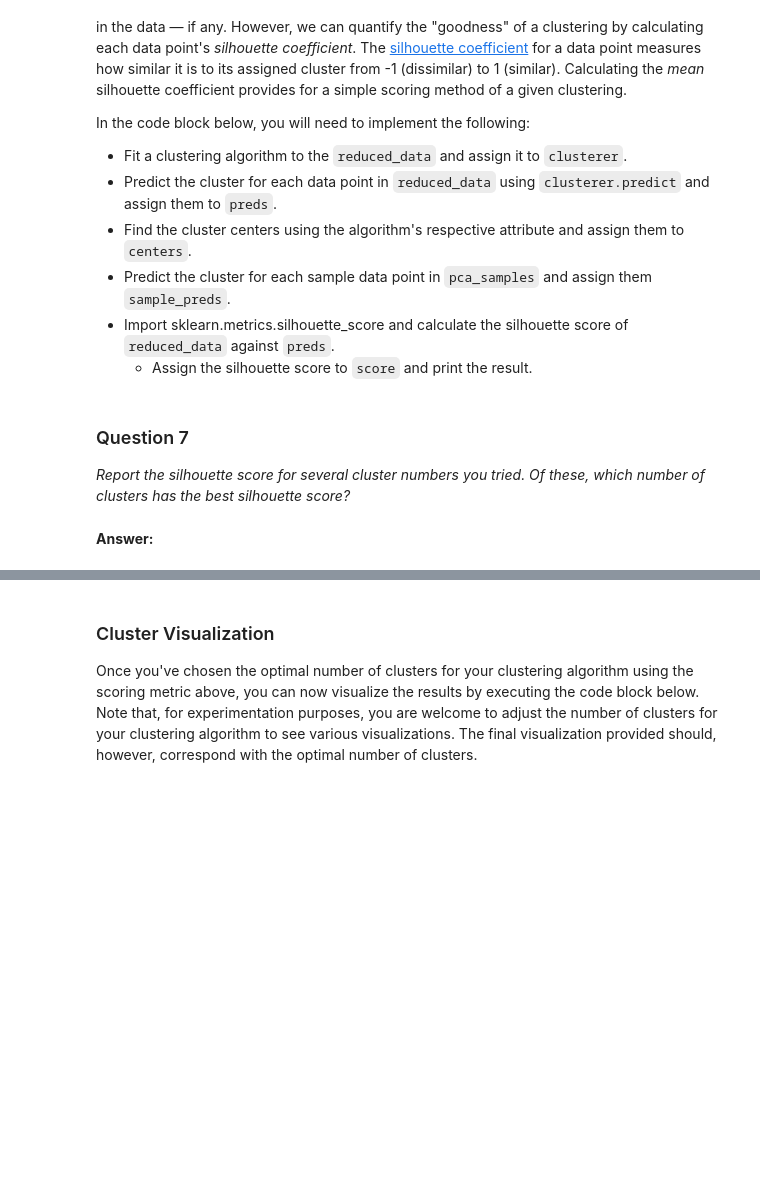
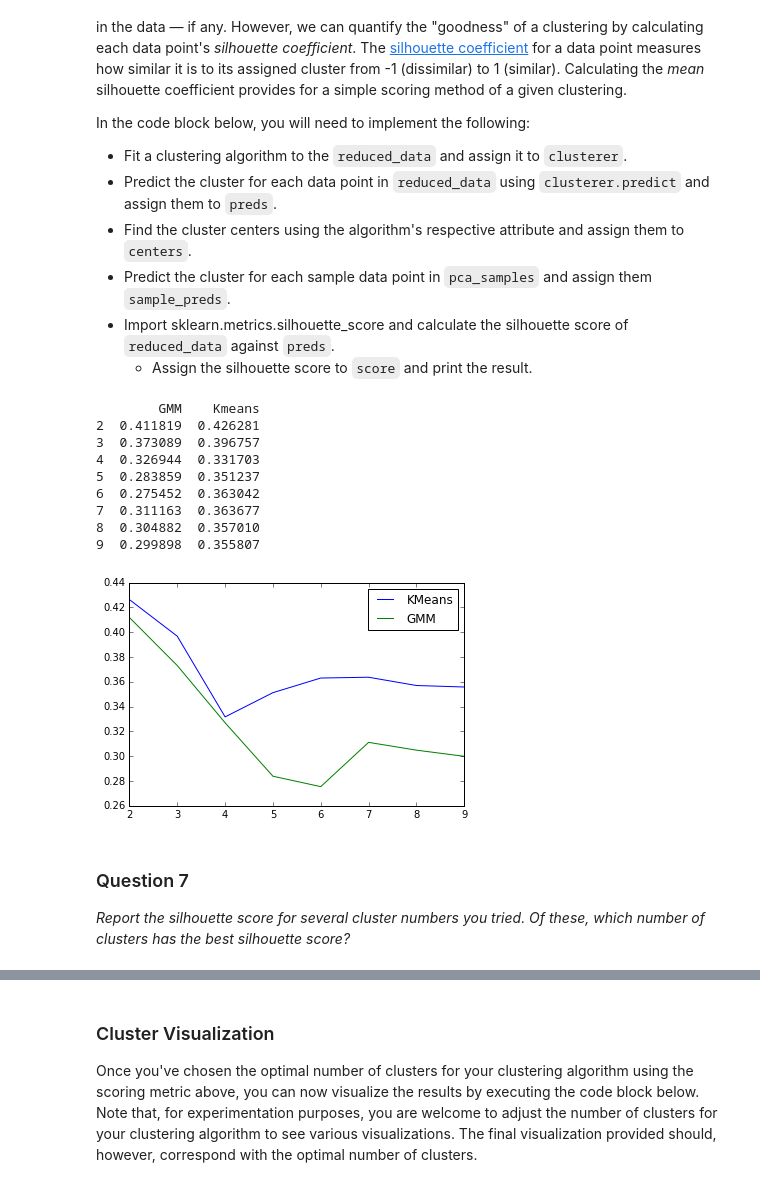
Before and after one commit to yycho0108/U_ML_P3, a Jupyter notebook: customer_segments_2/customer_segments.ipynb, the cells around one changed output, grey strips where cells are left out. Saved outputs shown, nothing was run; the diff lists cells and outputs as text; code cells hidden in the pictures; blank space fills up the shorter version.

```diff
--- a/customer_segments_2/customer_segments.ipynb
+++ b/customer_segments_2/customer_segments.ipynb
@@ -367,13 +390,13 @@ In the code block below, you will need to implement the following:
  - Apply a PCA transformation of the sample log-data `log_samples` using `pca.transform`, and assign the results to `pca_samples`.
 # %%
 # TODO: Fit PCA to the good data using only two dimensions
-pca = None
+pca = PCA(n_components=2).fit(good_data)
 
 # TODO: Apply a PCA transformation the good data
-reduced_data = None
+reduced_data = pca.transform(good_data)
 
 # TODO: Apply a PCA transformation to the sample log-data
-pca_samples = None
+pca_samples = pca.transform(log_samples)
 
 # Create a DataFrame for the reduced data
 reduced_data = pd.DataFrame(reduced_data, columns = ['Dimension 1', 'Dimension 2'])
@@ -421,5 +438,60 @@ score = None
+# %%
+# TODO: Apply your clustering algorithm of choice to the reduced data
+from sklearn.cluster import KMeans
+from sklearn.mixture import GMM
+
+scores_K = []
+scores_G = []
+n_range = range(2,10)
+repeat = 10 #for smoother scores
+for n in n_range:
+    scores_K_n = []
+    scores_G_n = []
+
+    for _ in range(repeat):
+        clusterer_K = KMeans(n_clusters=n)
+        clusterer_G = GMM(n_components=n)
+
+        # TODO: Predict the cluster for each data point
+        preds_K = clusterer_K.fit_predict(reduced_data)
+        preds_G = clusterer_G.fit_predict(reduced_data)
+
+        # TODO: Find the cluster centers
+        centroids_K = clusterer_K.cluster_centers_
+        centroids_G = clusterer_G.means_
+
+        # TODO: Predict the cluster for each transformed sample data point
+        sample_preds_K = clusterer_K.predict(pca_samples)
+
+        # TODO: Calculate the mean silhouette coefficient for the number of clusters chosen
+        scores_K_n += [metrics.silhouette_score(reduced_data,preds_K)]
+        scores_G_n += [metrics.silhouette_score(reduced_data,preds_G)]
+
+    #print n, scores_K_n
+    scores_K += [np.average(scores_K_n)]
+    scores_G += [np.average(scores_G_n)]
+
+clusterer = GMM(n_components=6)
+preds = clusterer.fit_predict(reduced_data)
+sample_preds = clusterer.predict(pca_samples)
+centers = clusterer.means_
+
+print pd.DataFrame(data={'Kmeans':scores_K,'GMM':scores_G},index=n_range)
+plt.plot(n_range,scores_K)
+plt.plot(n_range,scores_G)
+plt.legend(['KMeans','GMM'])
+plt.show()
+# %% [output]
+        GMM    Kmeans
+2  0.411819  0.426281
+3  0.373089  0.396757
+4  0.326944  0.331703
+5  0.283859  0.351237
+6  0.275452  0.363042
+7  0.311163  0.363677
+8  0.304882  0.357010
+9  0.299898  0.355807
+[figure, added]
 # %% [markdown]
 ### Question 7
 *Report the silhouette score for several cluster numbers you tried. Of these, which number of clusters has the best silhouette score?*
-# %% [markdown]
-**Answer:**
```
Also changed, not shown: parts of 27 cells of this notebook, 3 other files.
